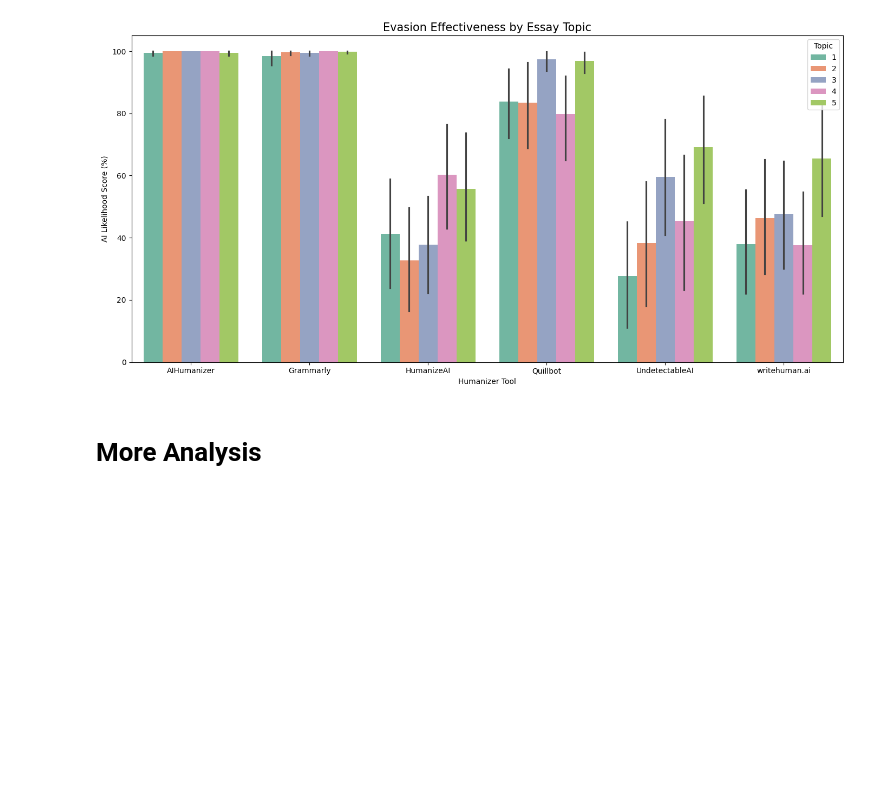
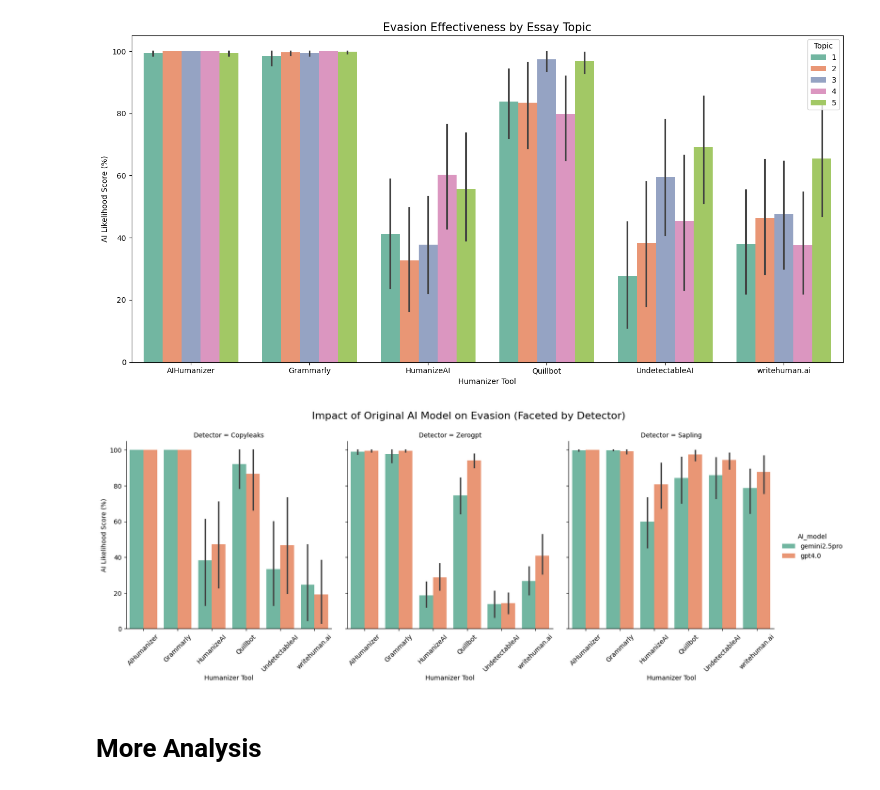
Before and after one commit to warit-tee/FYP, a Jupyter notebook: detectability/detect-results.ipynb, the cells around one changed output. Saved outputs shown, nothing was run; the diff lists cells and outputs as text; code cells hidden in the pictures; blank space fills up the shorter version.

```diff
--- a/detectability/detect-results.ipynb
+++ b/detectability/detect-results.ipynb
@@ -370,6 +370,18 @@ plt.show()
 # %% [output]
 The palette list has more values (8) than needed (5), which may not be intended.
 [figure]
+# %%
+# AI model for each detectors
+g2 = sns.catplot(
+    data=melted_df, x='humanizer', y='AI_Score', hue='AI_model',
+    col='Detector', kind='bar', palette='Set2', height=5, aspect=1
+)
+g2.set_xticklabels(rotation=45)
+g2.set_axis_labels("Humanizer Tool", "AI Likelihood Score (%)")
+g2.fig.suptitle('Impact of Original AI Model on Evasion (Faceted by Detector)', y=1.06, fontsize=16)
+plt.show()
+# %% [output]
+[figure, added]
 # %% [markdown]
 # More Analysis
 # %%
```
Also changed, not shown: 1 other file.
